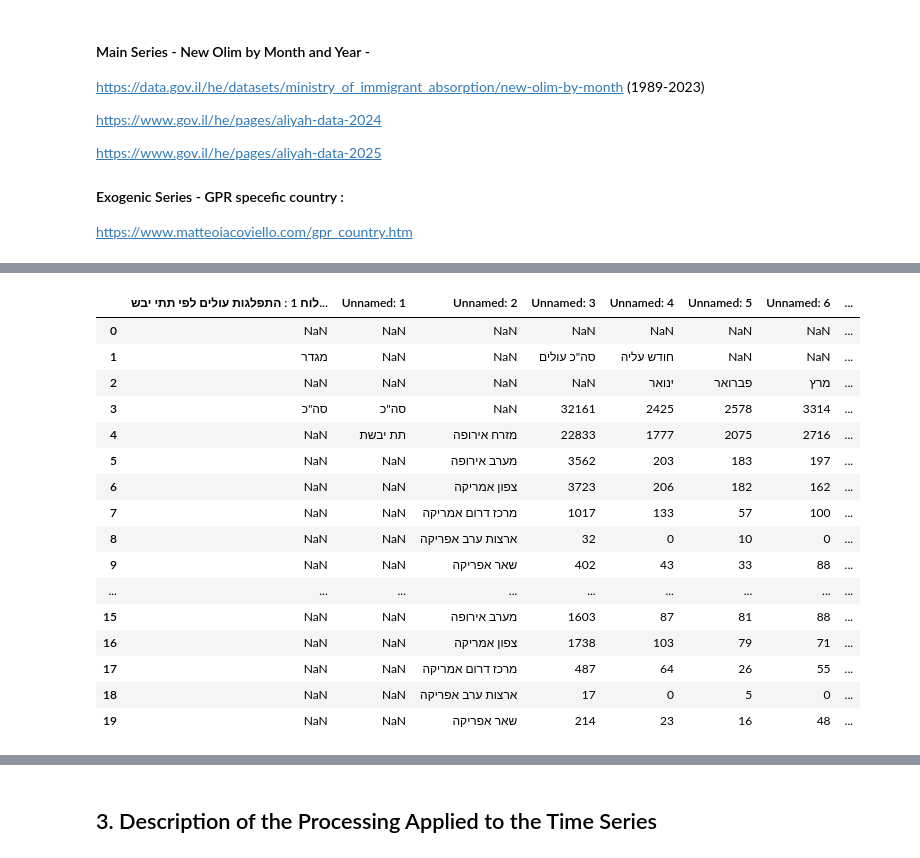
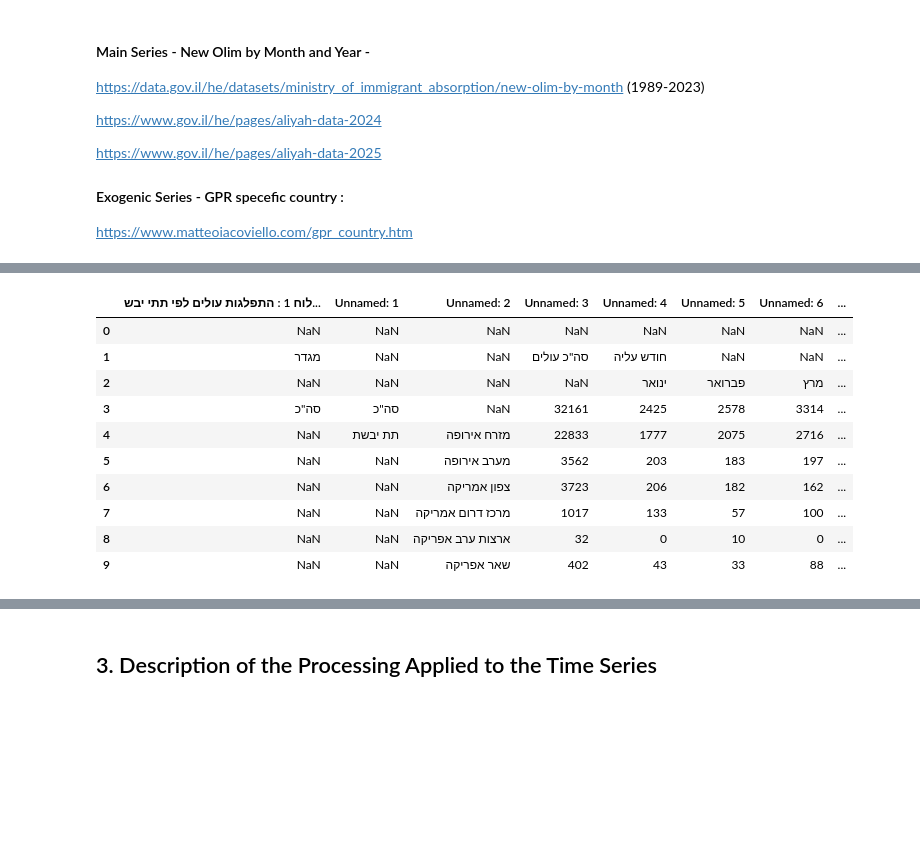
Before and after one commit to davidlvt6992/Time-Series-Analysis, a Jupyter notebook: notebooks/eng_template_project1_id1_id2.ipynb, the cells around one changed output, grey strips where cells are left out. Saved outputs shown, nothing was run; the diff lists cells and outputs as text; code cells hidden in the pictures; blank space fills up the shorter version.

```diff
--- a/notebooks/eng_template_project1_id1_id2.ipynb
+++ b/notebooks/eng_template_project1_id1_id2.ipynb
@@ -77,21 +71,15 @@ olim_1989_2023_raw.head(n=20)
 # %%
-olim_2024_raw.head(n=20) # showing only 2024 as 2024 & 2025 are of the same structure
+olim_2024_raw.head(n=10) # showing only 2024 as 2024 & 2025 are of the same structure
 # %% [output]
 |  | לוח 1 : התפלגות עולים לפי תתי יבש... | Unnamed: 1 | Unnamed: 2 | Unnamed: 3 | Unnamed: 4 | Unnamed: 5 | Unnamed: 6 | ... |
 | 0 | NaN | NaN | NaN | NaN | NaN | NaN | NaN | ... |
 | 1 | מגדר | NaN | NaN | סה"כ עולים | חודש עליה | NaN | NaN | ... |
 | 2 | NaN | NaN | NaN | NaN | ינואר | פברואר | מרץ | ... |
 | 3 | סה"כ | סה"כ | NaN | 32161 | 2425 | 2578 | 3314 | ... |
 | 4 | NaN | תת יבשת | מזרח אירופה | 22833 | 1777 | 2075 | 2716 | ... |
 | 5 | NaN | NaN | מערב אירופה | 3562 | 203 | 183 | 197 | ... |
 | 6 | NaN | NaN | צפון אמריקה | 3723 | 206 | 182 | 162 | ... |
 | 7 | NaN | NaN | מרכז דרום אמריקה | 1017 | 133 | 57 | 100 | ... |
 | 8 | NaN | NaN | ארצות ערב אפריקה | 32 | 0 | 10 | 0 | ... |
 | 9 | NaN | NaN | שאר אפריקה | 402 | 43 | 33 | 88 | ... |
-| ... | ... | ... | ... | ... | ... | ... | ... | ... |
-| 15 | NaN | NaN | מערב אירופה | 1603 | 87 | 81 | 88 | ... |
-| 16 | NaN | NaN | צפון אמריקה | 1738 | 103 | 79 | 71 | ... |
-| 17 | NaN | NaN | מרכז דרום אמריקה | 487 | 64 | 26 | 55 | ... |
-| 18 | NaN | NaN | ארצות ערב אפריקה | 17 | 0 | 5 | 0 | ... |
-| 19 | NaN | NaN | שאר אפריקה | 214 | 23 | 16 | 48 | ... |
 # %%
```
Also changed, not shown: parts of 14 cells of this notebook.
